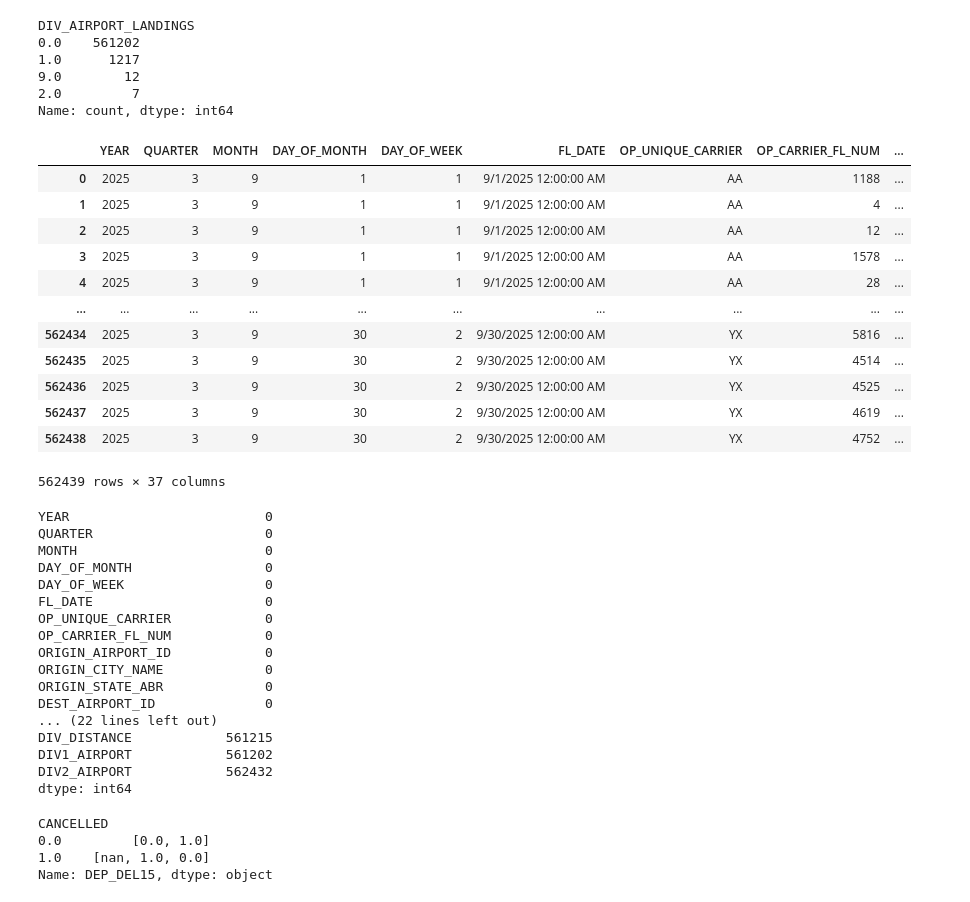
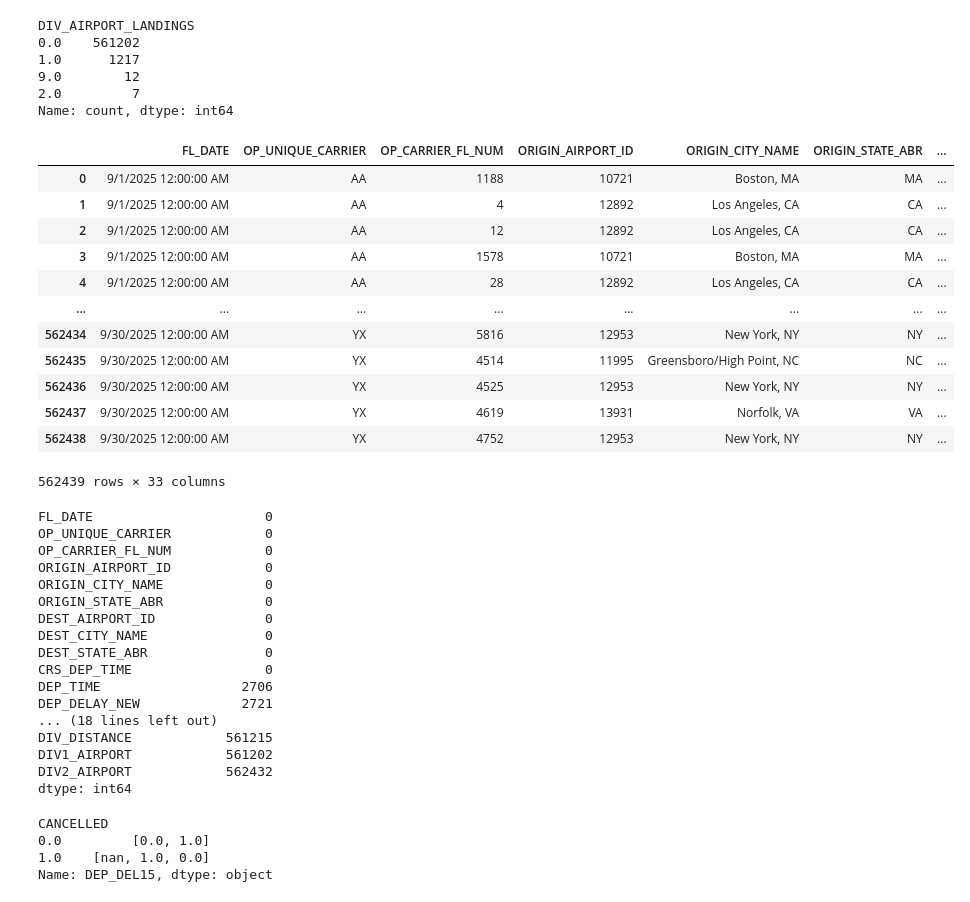
Before and after one commit to uppusneha11/Airline_OnTime_Performance, a Jupyter notebook: clean.ipynb, the cells around one changed output. Drawn from its saved outputs; the diff is of its cells as text; code cells hidden in the pictures.

Commit message:
Normalizing the Data

```diff
--- a/clean.ipynb
+++ b/clean.ipynb
@@ -74,37 +74,32 @@ DIV_AIRPORT_LANDINGS
 2.0         7
 Name: count, dtype: int64
 # %%
-data = df[['YEAR','QUARTER','MONTH','DAY_OF_MONTH','DAY_OF_WEEK','FL_DATE',
+data = df[['FL_DATE',
            'OP_UNIQUE_CARRIER','OP_CARRIER_FL_NUM','ORIGIN_AIRPORT_ID','ORIGIN_CITY_NAME','ORIGIN_STATE_ABR',
            'DEST_AIRPORT_ID','DEST_CITY_NAME','DEST_STATE_ABR','CRS_DEP_TIME','DEP_TIME',
-           'DEP_DELAY_NEW','DEP_DEL15','CRS_ARR_TIME','ARR_DELAY_NEW','ARR_DEL15',
+           'DEP_DELAY_NEW','DEP_DEL15','CRS_ARR_TIME','ARR_TIME', 'ARR_DELAY_NEW','ARR_DEL15',
            'CANCELLED','CANCELLATION_CODE','DIVERTED','DISTANCE','DISTANCE_GROUP',
            'CARRIER_DELAY','WEATHER_DELAY','NAS_DELAY','SECURITY_DELAY',
            'LATE_AIRCRAFT_DELAY','DIV_AIRPORT_LANDINGS','DIV_REACHED_DEST','DIV_ARR_DELAY',
            'DIV_DISTANCE','DIV1_AIRPORT','DIV2_AIRPORT']].copy()
 data
 # %% [output]
-|  | YEAR | QUARTER | MONTH | DAY_OF_MONTH | DAY_OF_WEEK | FL_DATE | OP_UNIQUE_CARRIER | OP_CARRIER_FL_NUM | ... |
-| 0 | 2025 | 3 | 9 | 1 | 1 | 9/1/2025 12:00:00 AM | AA | 1188 | ... |
-| 1 | 2025 | 3 | 9 | 1 | 1 | 9/1/2025 12:00:00 AM | AA | 4 | ... |
-| 2 | 2025 | 3 | 9 | 1 | 1 | 9/1/2025 12:00:00 AM | AA | 12 | ... |
-| 3 | 2025 | 3 | 9 | 1 | 1 | 9/1/2025 12:00:00 AM | AA | 1578 | ... |
-| 4 | 2025 | 3 | 9 | 1 | 1 | 9/1/2025 12:00:00 AM | AA | 28 | ... |
-| ... | ... | ... | ... | ... | ... | ... | ... | ... | ... |
-| 562434 | 2025 | 3 | 9 | 30 | 2 | 9/30/2025 12:00:00 AM | YX | 5816 | ... |
-| 562435 | 2025 | 3 | 9 | 30 | 2 | 9/30/2025 12:00:00 AM | YX | 4514 | ... |
-| 562436 | 2025 | 3 | 9 | 30 | 2 | 9/30/2025 12:00:00 AM | YX | 4525 | ... |
-| 562437 | 2025 | 3 | 9 | 30 | 2 | 9/30/2025 12:00:00 AM | YX | 4619 | ... |
-| 562438 | 2025 | 3 | 9 | 30 | 2 | 9/30/2025 12:00:00 AM | YX | 4752 | ... |
+|  | FL_DATE | OP_UNIQUE_CARRIER | OP_CARRIER_FL_NUM | ORIGIN_AIRPORT_ID | ORIGIN_CITY_NAME | ORIGIN_STATE_ABR | ... |
+| 0 | 9/1/2025 12:00:00 AM | AA | 1188 | 10721 | Boston, MA | MA | ... |
+| 1 | 9/1/2025 12:00:00 AM | AA | 4 | 12892 | Los Angeles, CA | CA | ... |
+| 2 | 9/1/2025 12:00:00 AM | AA | 12 | 12892 | Los Angeles, CA | CA | ... |
+| 3 | 9/1/2025 12:00:00 AM | AA | 1578 | 10721 | Boston, MA | MA | ... |
+| 4 | 9/1/2025 12:00:00 AM | AA | 28 | 12892 | Los Angeles, CA | CA | ... |
+| ... | ... | ... | ... | ... | ... | ... | ... |
+| 562434 | 9/30/2025 12:00:00 AM | YX | 5816 | 12953 | New York, NY | NY | ... |
+| 562435 | 9/30/2025 12:00:00 AM | YX | 4514 | 11995 | Greensboro/High Point, NC | NC | ... |
+| 562436 | 9/30/2025 12:00:00 AM | YX | 4525 | 12953 | New York, NY | NY | ... |
+| 562437 | 9/30/2025 12:00:00 AM | YX | 4619 | 13931 | Norfolk, VA | VA | ... |
+| 562438 | 9/30/2025 12:00:00 AM | YX | 4752 | 12953 | New York, NY | NY | ... |
-562439 rows × 37 columns
+562439 rows × 33 columns
 # %%
 data.isna().sum()
 # %% [output]
-YEAR                         0
-QUARTER                      0
-MONTH                        0
-DAY_OF_MONTH                 0
-DAY_OF_WEEK                  0
 FL_DATE                      0
 OP_UNIQUE_CARRIER            0
 OP_CARRIER_FL_NUM            0
@@ -112,7 +107,12 @@ ORIGIN_AIRPORT_ID            0
 ORIGIN_CITY_NAME             0
 ORIGIN_STATE_ABR             0
 DEST_AIRPORT_ID              0
-... (22 lines left out)
+DEST_CITY_NAME               0
+DEST_STATE_ABR               0
+CRS_DEP_TIME                 0
+DEP_TIME                  2706
+DEP_DELAY_NEW             2721
+... (18 lines left out)
 DIV_DISTANCE            561215
 DIV1_AIRPORT            561202
 DIV2_AIRPORT            562432
```
Also changed, not shown: parts of 1 cell of this notebook, 2 other files.
